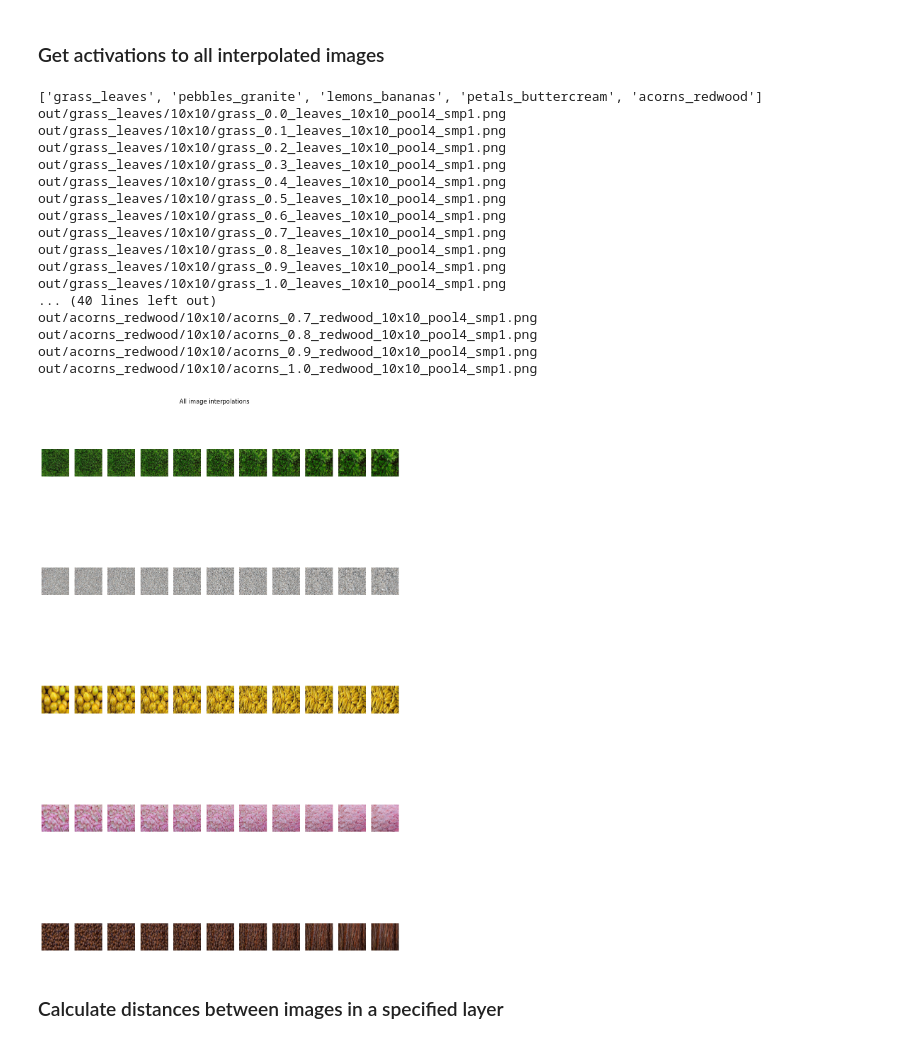
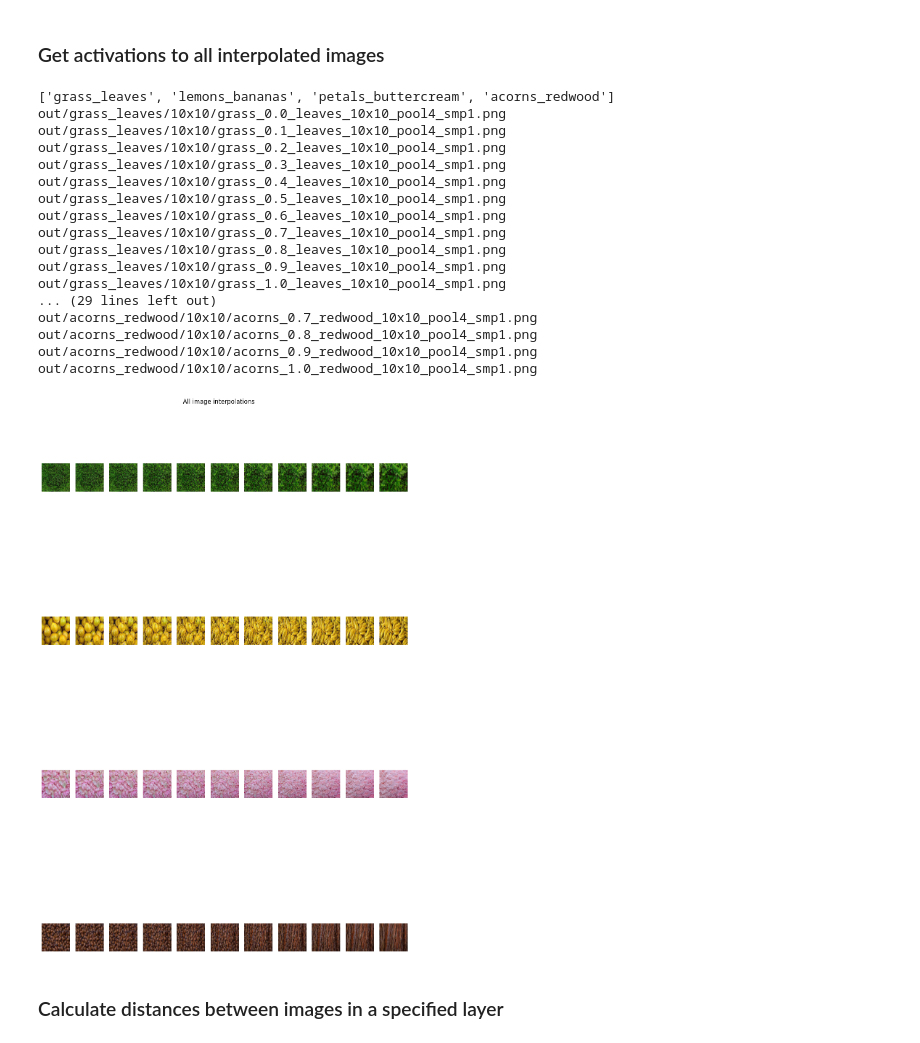
Before and after one commit to joshmw/interp, a Jupyter notebook: distanceCheck.ipynb, the cells around one changed output. Cells and saved outputs as stored; diff of their text form; code cells hidden in the pictures.

```diff
--- a/distanceCheck.ipynb
+++ b/distanceCheck.ipynb
@@ -61,8 +61,11 @@ constraint = '10x10';
 #image2Names = ['redwood', 'b6', 'moss', 'grass', 'buttercream', 'beads', 'leaves', 'leaves', 'bananas', 'grass', \
 #         'leaves', 'yellowGems', 'licorice', 'sky', 'granite', 'grass', 'moss', 'rockwall', 'cherries']
 
-image1Names = ['grass', 'pebbles', 'lemons', 'petals', 'acorns']
-image2Names = ['leaves', 'granite', 'bananas', 'buttercream', 'redwood']
+image1Names = ['grass', 'lemons', 'petals', 'acorns']
+image2Names = ['leaves', 'bananas', 'buttercream', 'redwood']
+
+#image1Names = ['grass', 'lemons', ]
+#image2Names = ['leaves', 'bananas', ]
 
 # get interp parameters
 interpNames = [f"{string1}_{string2}" for string1, string2 in zip(image1Names, image2Names)]
@@ -82,7 +85,7 @@ for interpName in interpNames:
         imageName = interpName + str(interpValue);
         # Different name if doing activation loss images
         if activationLoss == 1:
-            img_path = 'out_activations_bal/' + image1Names[imageIndex] + '_' + str(interpValue) + '_' + image2Names[imageIndex] + '_' + constraint + '_pool4_smp1.png'
+            img_path = 'fades/' + image1Names[imageIndex] + '_' + str(interpValue) + '_' + image2Names[imageIndex] + '_pool4_smp1.png'
         print(img_path)
         img = image.load_img(img_path, target_size=(224, 224));
         x = image.img_to_array(img);
@@ -97,36 +100,36 @@ for interpName in interpNames:
         allImages[imageName] = img;
 
         # save name of image
         imageNames.append(imageName);
 
         # plot the image
         im = axes.flatten()[sub].imshow(img)
         axes.flatten()[sub].axis('off')
         sub+=1
 
     #iterate through names
     imageIndex+=1
 
 plt.suptitle('All image interpolations', y=.9);
 # %% [output]
-['grass_leaves', 'pebbles_granite', 'lemons_bananas', 'petals_buttercream', 'acorns_redwood']
+['grass_leaves', 'lemons_bananas', 'petals_buttercream', 'acorns_redwood']
 out/grass_leaves/10x10/grass_0.0_leaves_10x10_pool4_smp1.png
 out/grass_leaves/10x10/grass_0.1_leaves_10x10_pool4_smp1.png
 out/grass_leaves/10x10/grass_0.2_leaves_10x10_pool4_smp1.png
 out/grass_leaves/10x10/grass_0.3_leaves_10x10_pool4_smp1.png
 out/grass_leaves/10x10/grass_0.4_leaves_10x10_pool4_smp1.png
 out/grass_leaves/10x10/grass_0.5_leaves_10x10_pool4_smp1.png
 out/grass_leaves/10x10/grass_0.6_leaves_10x10_pool4_smp1.png
 out/grass_leaves/10x10/grass_0.7_leaves_10x10_pool4_smp1.png
 out/grass_leaves/10x10/grass_0.8_leaves_10x10_pool4_smp1.png
 out/grass_leaves/10x10/grass_0.9_leaves_10x10_pool4_smp1.png
 out/grass_leaves/10x10/grass_1.0_leaves_10x10_pool4_smp1.png
-... (40 lines left out)
+... (29 lines left out)
 out/acorns_redwood/10x10/acorns_0.7_redwood_10x10_pool4_smp1.png
 out/acorns_redwood/10x10/acorns_0.8_redwood_10x10_pool4_smp1.png
 out/acorns_redwood/10x10/acorns_0.9_redwood_10x10_pool4_smp1.png
 out/acorns_redwood/10x10/acorns_1.0_redwood_10x10_pool4_smp1.png
-[figure, old version]
+[figure, new version]
 # %% [markdown]
 ### Calculate distances between images in a specified layer
 # %% [markdown]
```
Also changed, not shown: parts of 9 cells of this notebook.
